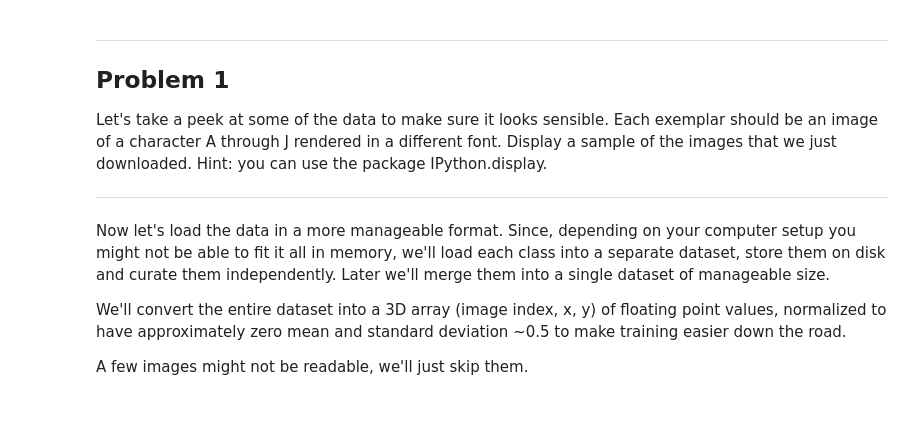
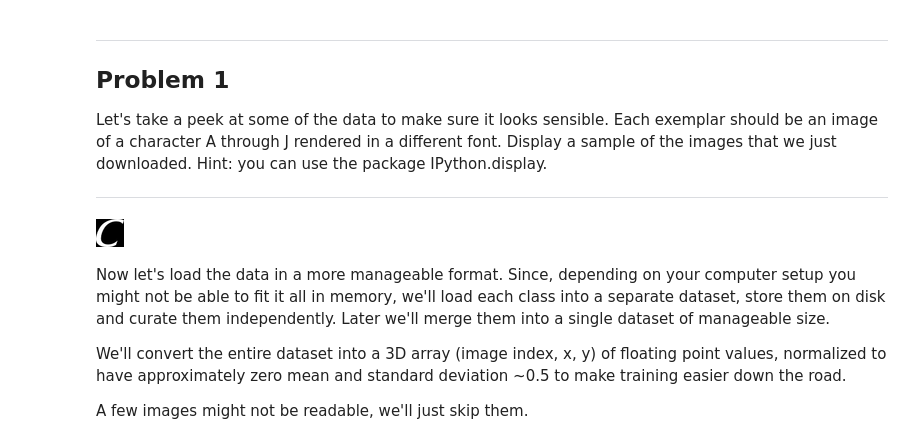
Before and after one commit to dario-pedro/tensorflow, a Jupyter notebook: tensorflow/examples/udacity/1_notmnist.ipynb, the cells around one changed output. Cells and saved outputs as stored; diff of their text form; code cells hidden in the pictures; blank space fills up the shorter version.

```diff
--- a/tensorflow/examples/udacity/1_notmnist.ipynb
+++ b/tensorflow/examples/udacity/1_notmnist.ipynb
@@ -109,6 +112,13 @@ Problem 1
 Let's take a peek at some of the data to make sure it looks sensible. Each exemplar should be an image of a character A through J rendered in a different font. Display a sample of the images that we just downloaded. Hint: you can use the package IPython.display.
 
 ---
+# %%
+
+#display single image #displa y
+num_letter = 2
+Image(train_folders[num_letter] + '/' + os.listdir(train_folders[num_letter])[0])
+# %% [output]
+[figure, added]
 # %% [markdown]
 Now let's load the data in a more manageable format. Since, depending on your computer setup you might not be able to fit it all in memory, we'll load each class into a separate dataset, store them on disk and curate them independently. Later we'll merge them into a single dataset of manageable size.
 
```
Also changed, not shown: parts of 13 cells of this notebook.
